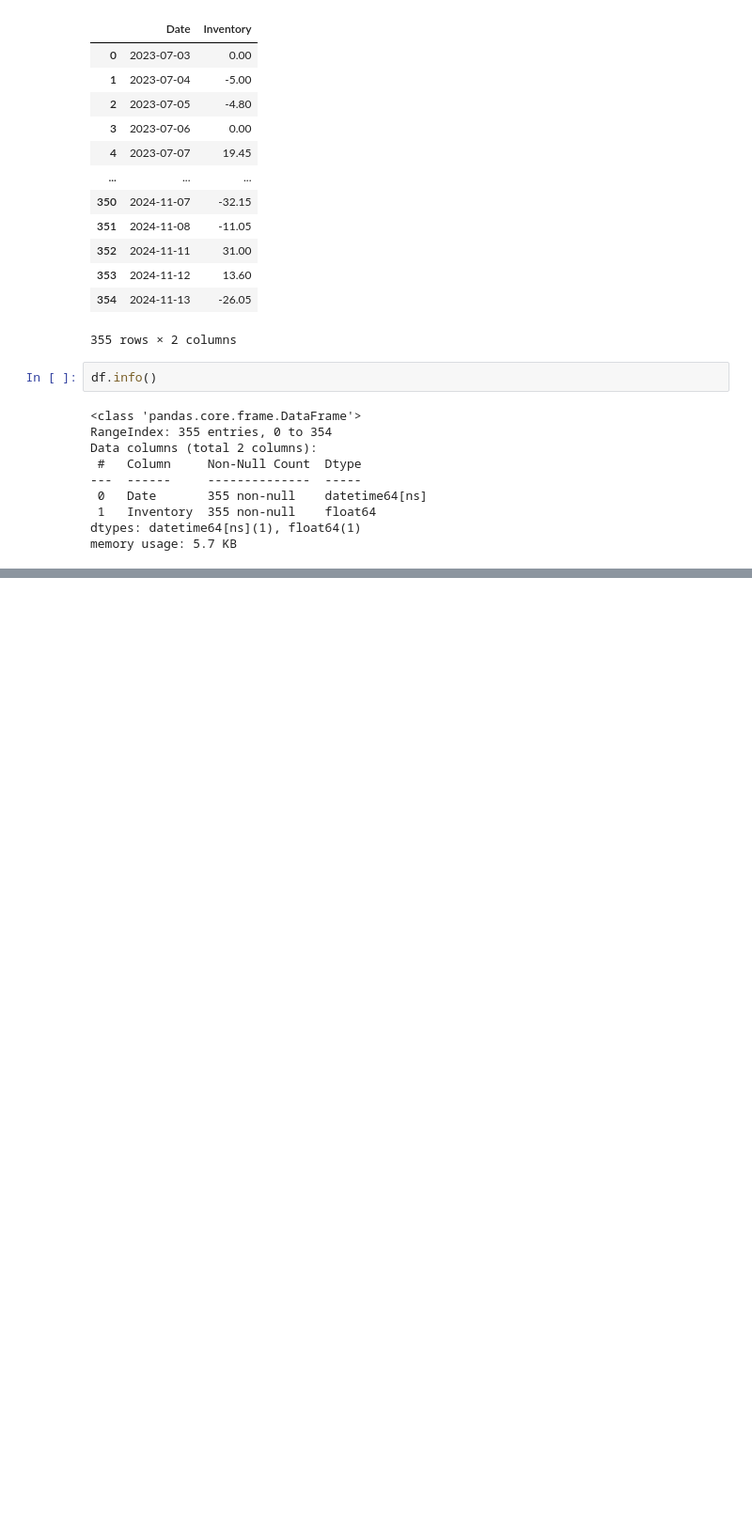
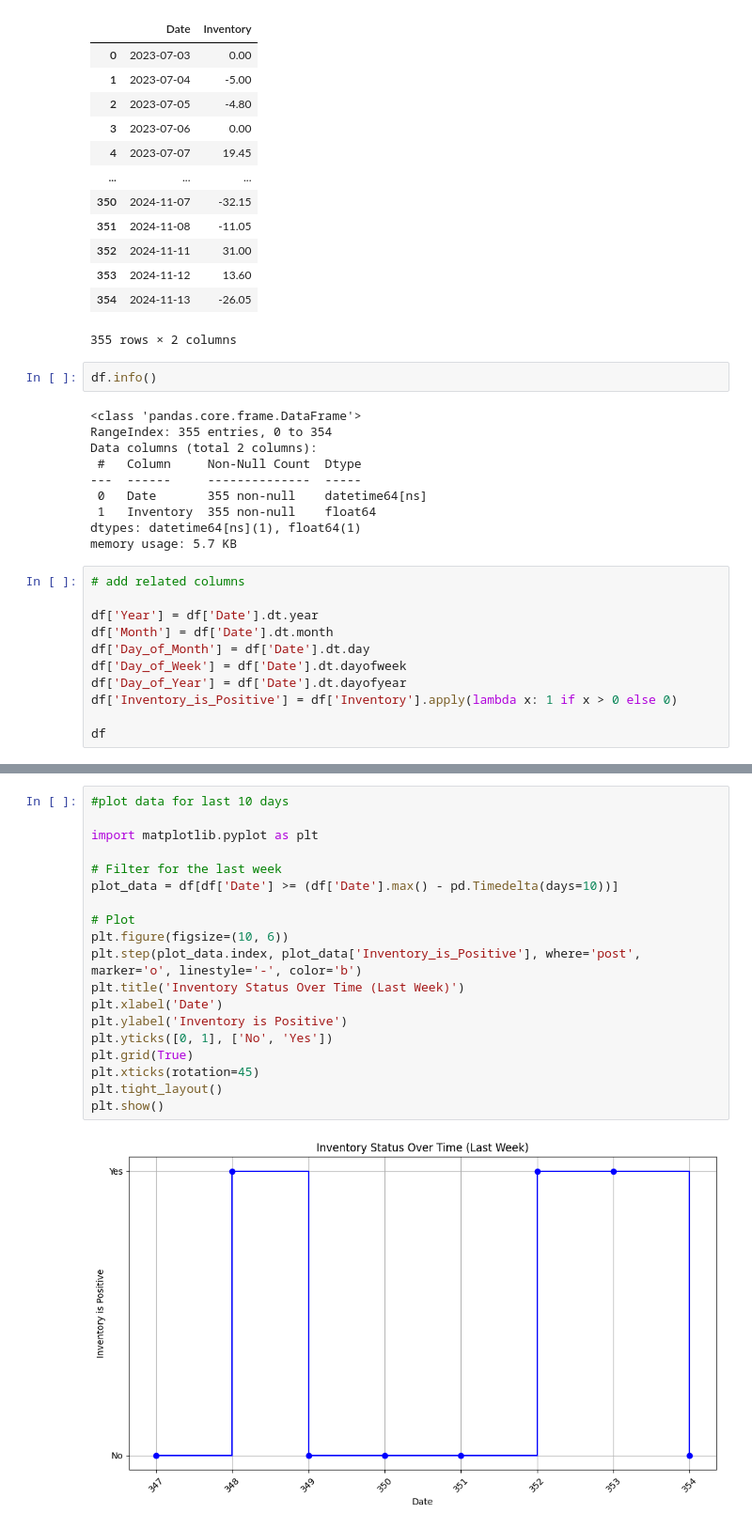
Before and after one commit to adilonam/prediction-divij, a Jupyter notebook: prediction_divij.ipynb, the cells around one changed output, grey strips where cells are left out. Shown: that part at 94% size. Cells and saved outputs as stored; diff of their text form; blank space fills up the shorter version.

Commit message:
predict normal inventory value

```diff
--- a/prediction_divij.ipynb
+++ b/prediction_divij.ipynb
@@ -38,3 +38,14 @@ Data columns (total 2 columns):
  1   Inventory  355 non-null    float64
 dtypes: datetime64[ns](1), float64(1)
 memory usage: 5.7 KB
+# %%
+# add related columns
+
+df['Year'] = df['Date'].dt.year
+df['Month'] = df['Date'].dt.month
+df['Day_of_Month'] = df['Date'].dt.day
+df['Day_of_Week'] = df['Date'].dt.dayofweek
+df['Day_of_Year'] = df['Date'].dt.dayofyear
+df['Inventory_is_Positive'] = df['Inventory'].apply(lambda x: 1 if x > 0 else 0)
+
+df
@@ -40,0 +66,21 @@ memory usage: 5.7 KB
+# %%
+#plot data for last 10 days
+
+import matplotlib.pyplot as plt
+
+# Filter for the last week
+plot_data = df[df['Date'] >= (df['Date'].max() - pd.Timedelta(days=10))]
+
+# Plot
+plt.figure(figsize=(10, 6))
+plt.step(plot_data.index, plot_data['Inventory_is_Positive'], where='post', marker='o', linestyle='-', color='b')
+plt.title('Inventory Status Over Time (Last Week)')
+plt.xlabel('Date')
+plt.ylabel('Inventory is Positive')
+plt.yticks([0, 1], ['No', 'Yes'])
+plt.grid(True)
+plt.xticks(rotation=45)
+plt.tight_layout()
+plt.show()
+# %% [output]
+[figure, added]
```
Also changed, not shown: parts of 5 cells of this notebook.
